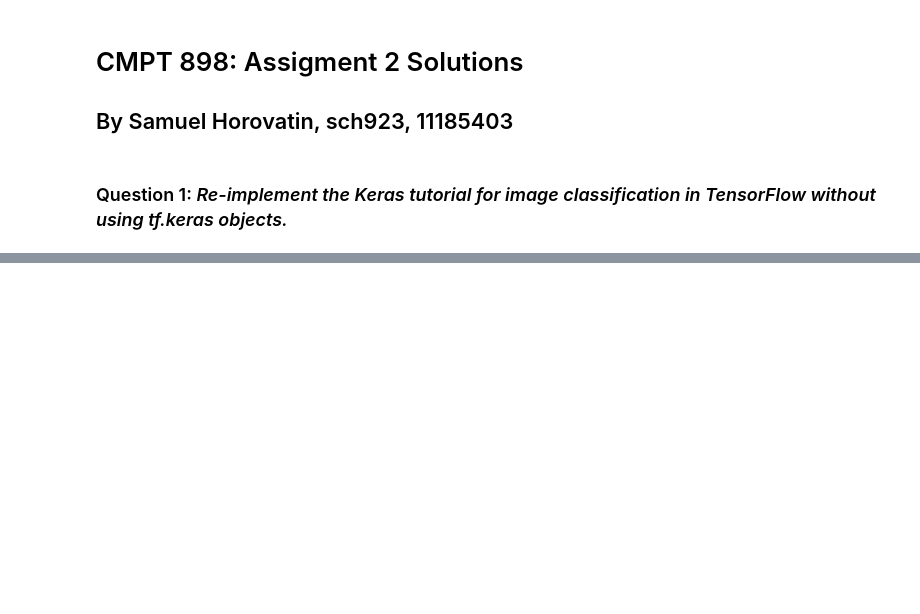
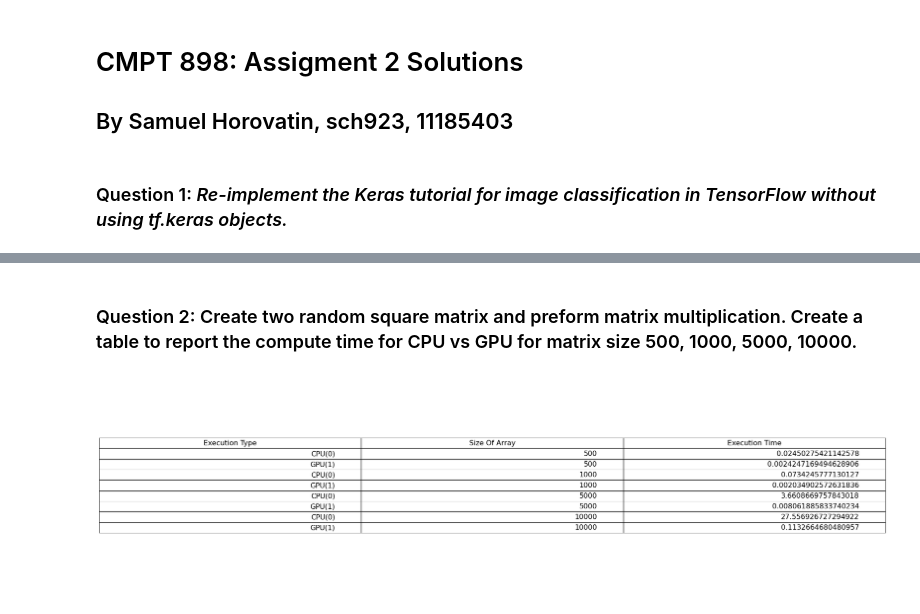
Before and after one commit to syncrotron/BananaBot, a Jupyter notebook: ASN2/SamHorovatin_CMPT898_ASN2_Solutions.ipynb, the cells around one changed output, grey strips where cells are left out. Cells and saved outputs as stored; diff of their text form; code cells hidden in the pictures; blank space fills up the shorter version.

Commit message:
Finished Question 2

```diff
--- a/ASN2/SamHorovatin_CMPT898_ASN2_Solutions.ipynb
+++ b/ASN2/SamHorovatin_CMPT898_ASN2_Solutions.ipynb
@@ -62,3 +71,65 @@ def multilayer_network(x, W1, W2):
   x = dropout(x)
   x = dense_softmax(x, W2, b)
   return x
+# %% [markdown]
+### Question 2: Create two random square matrix and preform matrix multiplication. Create a table to report the compute time for CPU vs GPU for matrix size 500, 1000, 5000, 10000.
+# %%
+import tensorflow as tf
+import time
+import pandas as pd
+import matplotlib.pyplot as plt
+
+# Generates a random square matrix of size x
+def gen_square_matrix(x):
+  return tf.Variable( tf.random.normal(shape=[x,x],seed=43) )
+
+# Generates two random square matrix of size x
+# and reports the time in seconds it takes to matrix multiply them.
+def time_matrix_multiplication(x):
+    start_time = time.time()
+    tf.matmul(gen_square_matrix(x), gen_square_matrix(x))
+    elapse_time = time.time()-start_time
+    return elapse_time
+
+# Preform CPU Multiplication
+with tf.device('/cpu:0'):
+  CPU_time_500 = time_matrix_multiplication(500)
+  CPU_time_1000 = time_matrix_multiplication(1000)
+  CPU_time_5000 = time_matrix_multiplication(5000)
+  CPU_time_10000 = time_matrix_multiplication(10000)
+
+# Preform GPU Multiplication
+with tf.device('/device:GPU:0'):
+  GPU_time_500 = time_matrix_multiplication(500)
+  GPU_time_1000 = time_matrix_multiplication(1000)
+  GPU_time_5000 = time_matrix_multiplication(5000)
+  GPU_time_10000 = time_matrix_multiplication(10000)
+
+# Create table
+fig, axes = plt.subplots()
+
+# Hides unneeded axes
+fig.patch.set_visible(False)
+axes.axis('off')
+axes.axis('tight')
+
+# Data assembly
+tablelabel = ("Execution Type", "Size Of Array", "Execution Time")
+tabledata = ([("CPU(0)", 500, CPU_time_500),
+              ("GPU(1)", 500, GPU_time_500),
+              ("CPU(0)", 1000, CPU_time_1000),
+              ("GPU(1)", 1000, GPU_time_1000),
+              ("CPU(0)", 5000, CPU_time_5000),
+              ("GPU(1)", 5000, GPU_time_5000),
+              ("CPU(0)", 10000, CPU_time_10000),
+              ("GPU(1)", 10000, GPU_time_10000)])
+table_df = pd.DataFrame(tabledata, columns=tablelabel)
+
+# Plot table with some formatting
+table = axes.table(cellText=table_df.values, colLabels=table_df.columns, loc='center')
+table.auto_set_font_size(False)
+table.set_fontsize(16)
+table.scale(2,2)
+plt.show()
+# %% [output]
+[figure, added]
```
Also changed, not shown: parts of 3 cells of this notebook.
